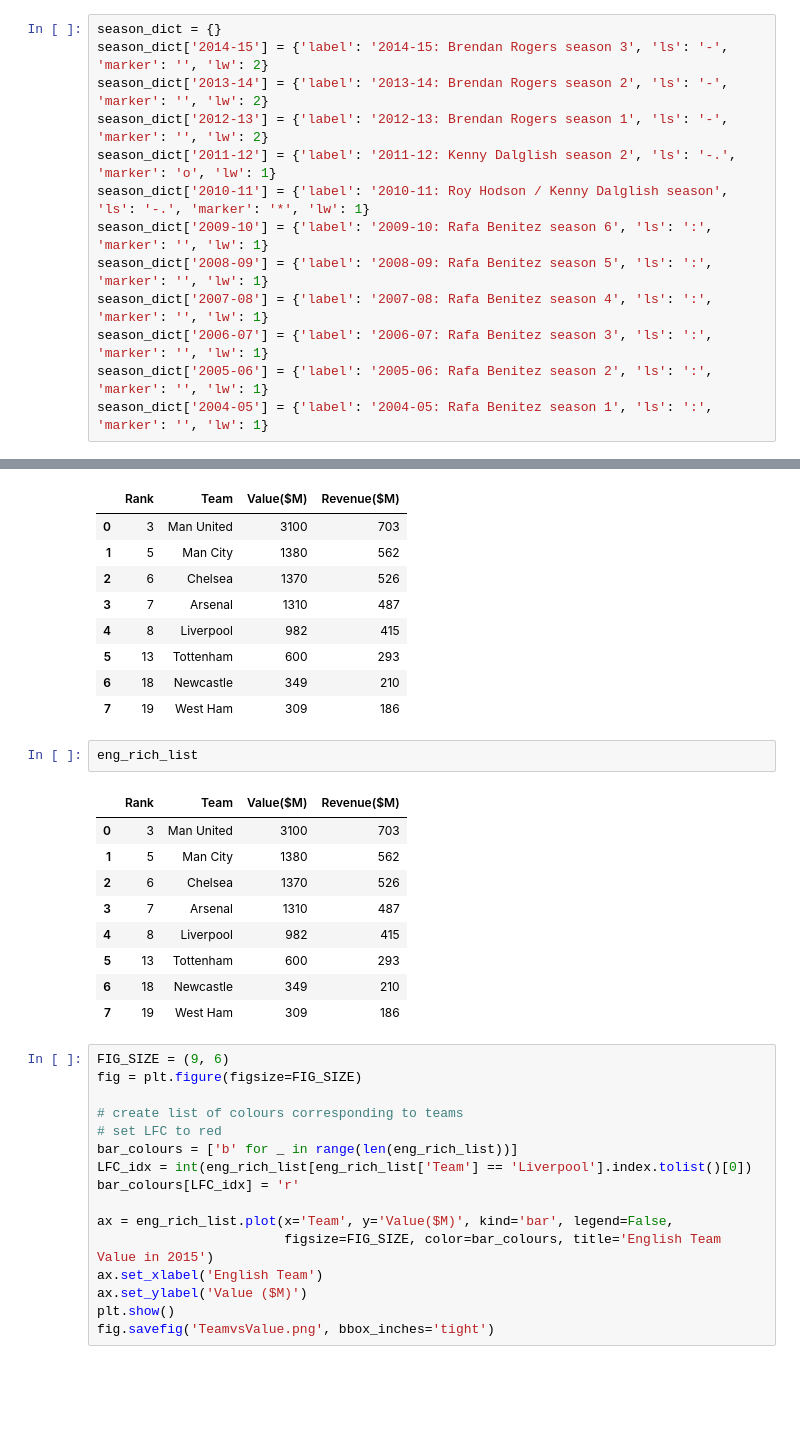
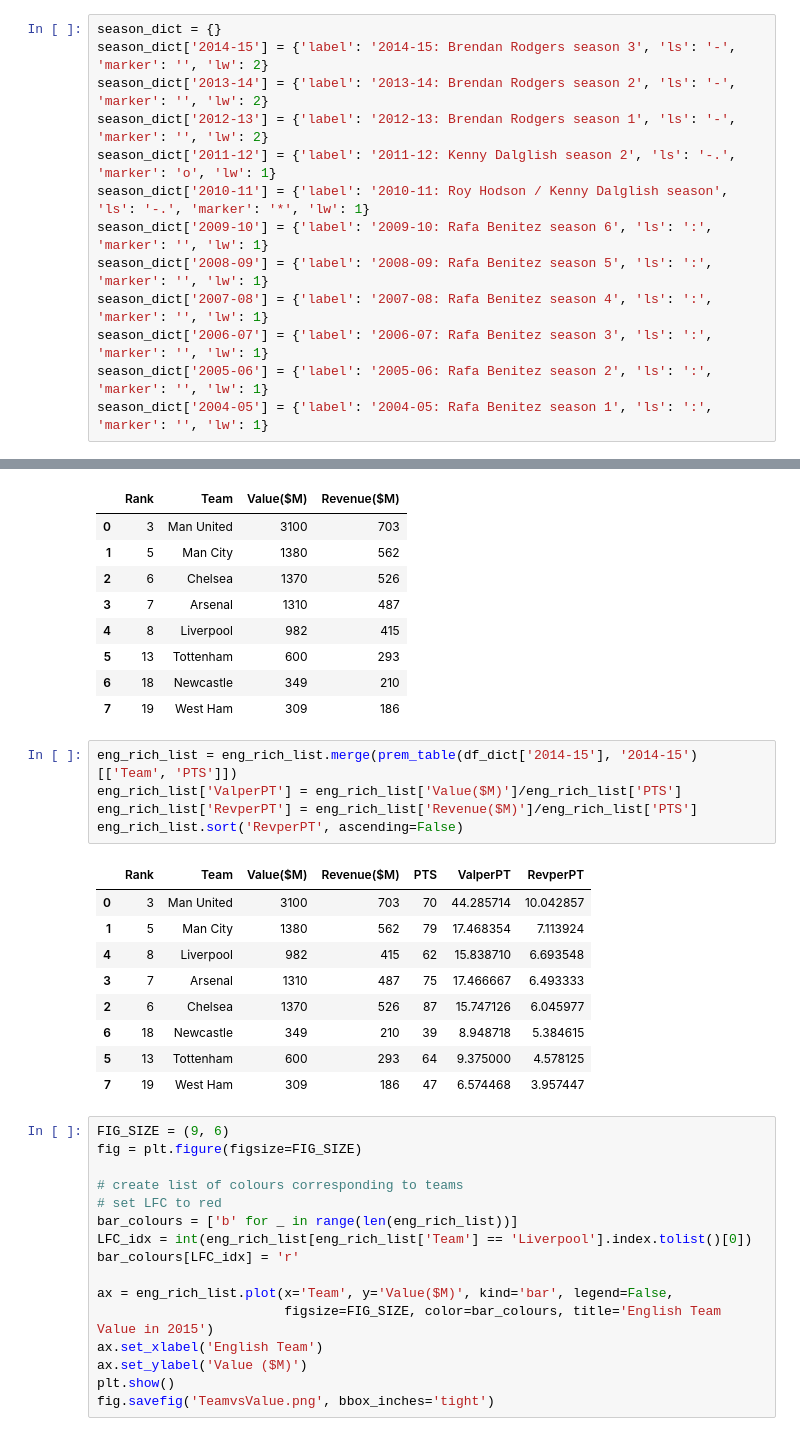
Before and after one commit to terrydolan/lfc, a Jupyter notebook: lfc.ipynb, the cells around one changed output, grey strips where cells are left out. Cells and saved outputs as stored; diff of their text form; blank space fills up the shorter version.

```diff
--- a/lfc.ipynb
+++ b/lfc.ipynb
@@ -802,9 +813,9 @@ Name: 19, dtype: object
 Create a dictionary to hold the season specific matplotlib plot options.
 # %%
 season_dict = {}
-season_dict['2014-15'] = {'label': '2014-15: Brendan Rogers season 3', 'ls': '-', 'marker': '', 'lw': 2}
-season_dict['2013-14'] = {'label': '2013-14: Brendan Rogers season 2', 'ls': '-', 'marker': '', 'lw': 2}
-season_dict['2012-13'] = {'label': '2012-13: Brendan Rogers season 1', 'ls': '-', 'marker': '', 'lw': 2}
+season_dict['2014-15'] = {'label': '2014-15: Brendan Rodgers season 3', 'ls': '-', 'marker': '', 'lw': 2}
+season_dict['2013-14'] = {'label': '2013-14: Brendan Rodgers season 2', 'ls': '-', 'marker': '', 'lw': 2}
+season_dict['2012-13'] = {'label': '2012-13: Brendan Rodgers season 1', 'ls': '-', 'marker': '', 'lw': 2}
 season_dict['2011-12'] = {'label': '2011-12: Kenny Dalglish season 2', 'ls': '-.', 'marker': 'o', 'lw': 1}
 season_dict['2010-11'] = {'label': '2010-11: Roy Hodson / Kenny Dalglish season', 'ls': '-.', 'marker': '*', 'lw': 1}
 season_dict['2009-10'] = {'label': '2009-10: Rafa Benitez season 6', 'ls': ':', 'marker': '', 'lw': 1}
@@ -1210,18 +1221,21 @@ eng_rich_list
 | 5 | 13 | Tottenham | 600 | 293 |
 | 6 | 18 | Newcastle | 349 | 210 |
 | 7 | 19 | West Ham | 309 | 186 |
-# %%
-eng_rich_list
-# %% [output]
-|  | Rank | Team | Value($M) | Revenue($M) |
-| 0 | 3 | Man United | 3100 | 703 |
-| 1 | 5 | Man City | 1380 | 562 |
-| 2 | 6 | Chelsea | 1370 | 526 |
-| 3 | 7 | Arsenal | 1310 | 487 |
-| 4 | 8 | Liverpool | 982 | 415 |
-| 5 | 13 | Tottenham | 600 | 293 |
-| 6 | 18 | Newcastle | 349 | 210 |
-| 7 | 19 | West Ham | 309 | 186 |
+# %%
+eng_rich_list = eng_rich_list.merge(prem_table(df_dict['2014-15'], '2014-15')[['Team', 'PTS']])
+eng_rich_list['ValperPT'] = eng_rich_list['Value($M)']/eng_rich_list['PTS']
+eng_rich_list['RevperPT'] = eng_rich_list['Revenue($M)']/eng_rich_list['PTS']
+eng_rich_list.sort('RevperPT', ascending=False)
+# %% [output]
+|  | Rank | Team | Value($M) | Revenue($M) | PTS | ValperPT | RevperPT |
+| 0 | 3 | Man United | 3100 | 703 | 70 | 44.285714 | 10.042857 |
+| 1 | 5 | Man City | 1380 | 562 | 79 | 17.468354 | 7.113924 |
+| 4 | 8 | Liverpool | 982 | 415 | 62 | 15.838710 | 6.693548 |
+| 3 | 7 | Arsenal | 1310 | 487 | 75 | 17.466667 | 6.493333 |
+| 2 | 6 | Chelsea | 1370 | 526 | 87 | 15.747126 | 6.045977 |
+| 6 | 18 | Newcastle | 349 | 210 | 39 | 8.948718 | 5.384615 |
+| 5 | 13 | Tottenham | 600 | 293 | 64 | 9.375000 | 4.578125 |
+| 7 | 19 | West Ham | 309 | 186 | 47 | 6.574468 | 3.957447 |
 # %%
 FIG_SIZE = (9, 6)
 fig = plt.figure(figsize=FIG_SIZE)
```
Also changed, not shown: parts of 6 cells of this notebook.
